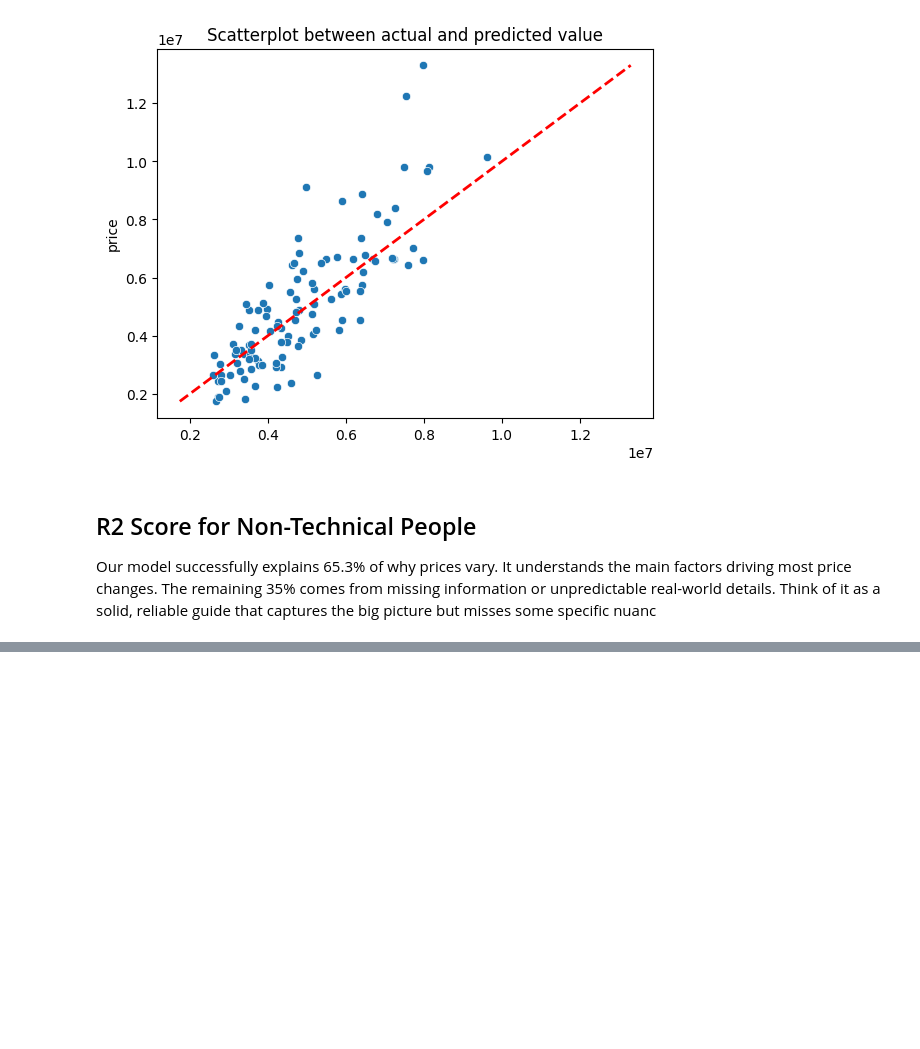
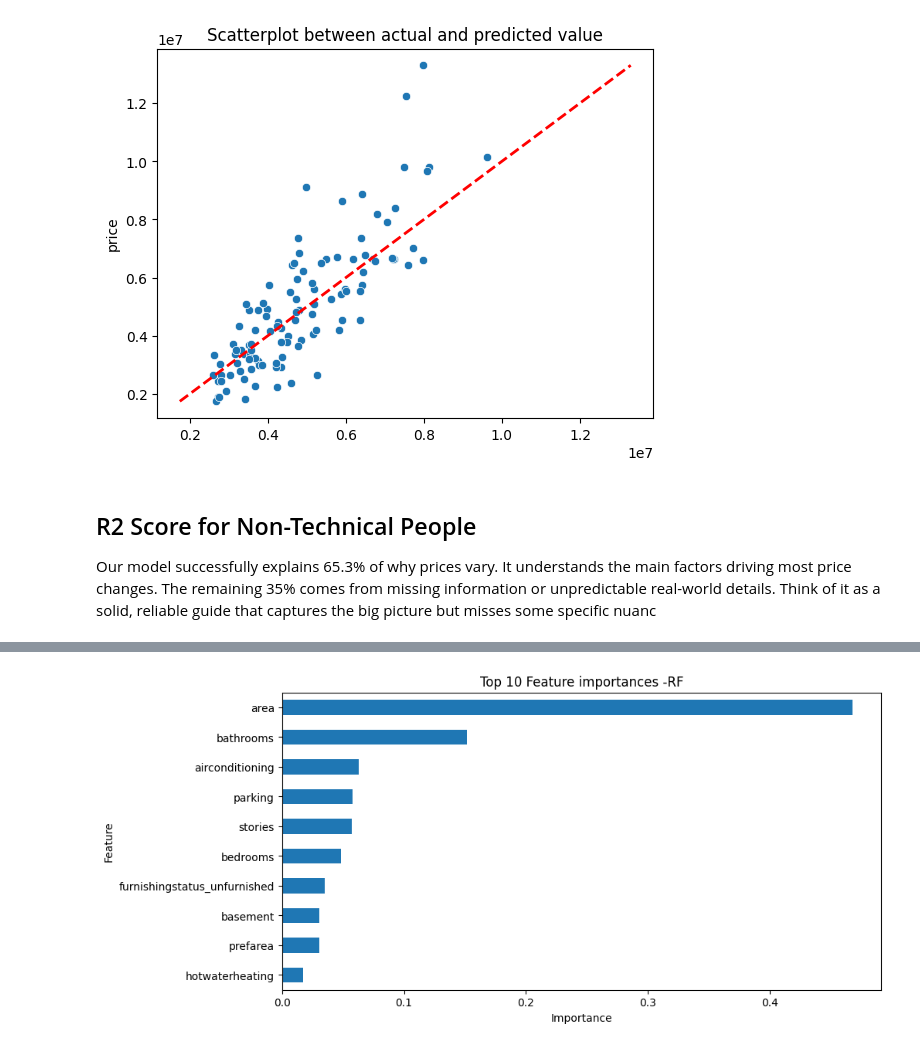
Before and after one commit to Nomi9251/Neurofive-ml-track, a Jupyter notebook: task04-house_price_prediction.ipynb, the cells around one changed output, grey strips where cells are left out. Drawn from its saved outputs; the diff is of its cells as text; code cells hidden in the pictures; blank space fills up the shorter version.

Commit message:
Training RandomForest and XGBoot

```diff
--- a/task04-house_price_prediction.ipynb
+++ b/task04-house_price_prediction.ipynb
@@ -101,0 +113,6 @@ Our model successfully explains 65.3% of why prices vary. It understands the mai
+# %%
+rf_model = RandomForestRegressor(n_estimators=100, random_state=42)
+xgb_model = XGBRegressor(n_estimators=100, learning_rate=0.1, random_state=42)
+# %%
+rf_model.fit(X_train, y_train)
+xgb_model.fit(X_train, y_train)
@@ -101,0 +200,5 @@ Our model successfully explains 65.3% of why prices vary. It understands the mai
+# %%
+rf_importance = pd.Series(rf_model.feature_importances_, index=X_train.columns).sort_values(ascending=False)
+xgb_importance =  pd.Series(xgb_model.feature_importances_, index=X_train.columns).sort_values(ascending=False)
+
+print(xgb_importance)
@@ -101,0 +220,11 @@ Our model successfully explains 65.3% of why prices vary. It understands the mai
+# %%
+plt.figure(figsize=(10, 5))
+rf_importance.head(10).plot(kind="barh")
+plt.title("Top 10 Feature importances -RF")
+
+plt.xlabel("Importance")
+plt.ylabel("Feature")
+plt.gca().invert_yaxis()
+plt.show()
+# %% [output]
+[figure, added]
```
Also changed, not shown: parts of 14 cells of this notebook.
